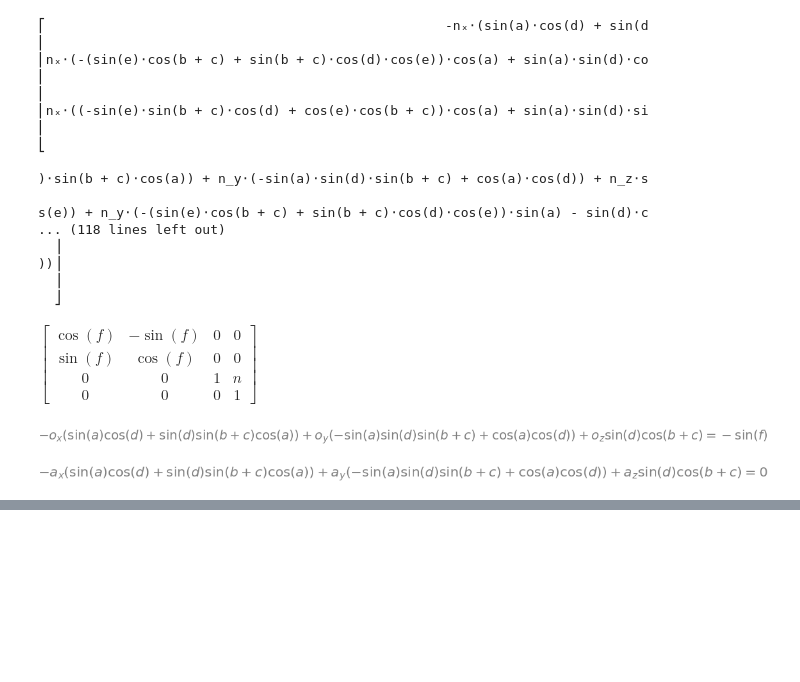
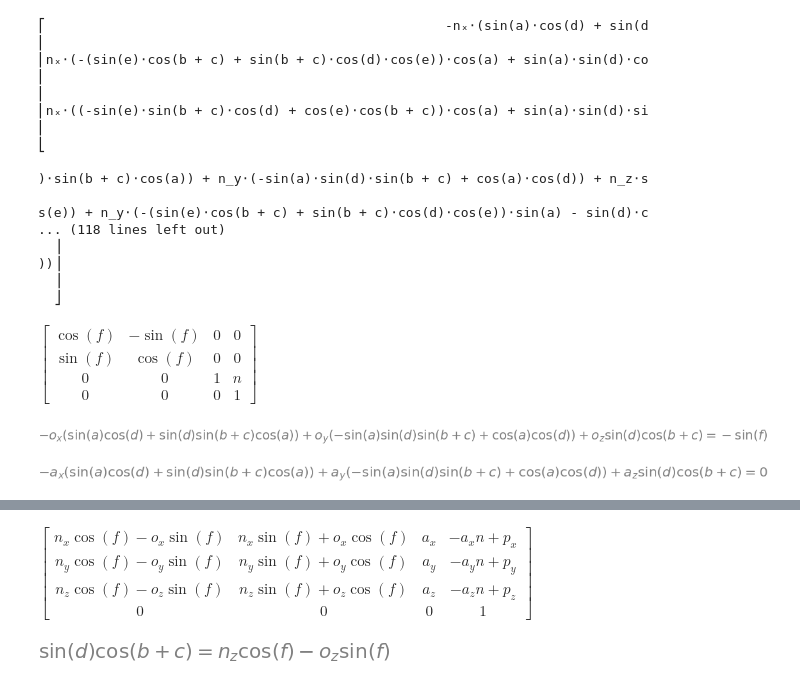
Before and after one commit to maeda-lab/Scaledown, a Jupyter notebook: miyamoto/44マトリクス解く.ipynb, the cells around one changed output, grey strips where cells are left out. Saved outputs shown, nothing was run; the diff lists cells and outputs as text; code cells hidden in the pictures; blank space fills up the shorter version.

```diff
--- a/miyamoto/44マトリクス解く.ipynb
+++ b/miyamoto/44マトリクス解く.ipynb
@@ -490,3 +500,6 @@ idx = 2
 sym.Eq(A5iA4iA3iA2iA1iT6[idx] , A6[idx])
 # %% [output]
 [figure]
+# %%
+A12345 = sym.trigsimp(A1*A2*A3*A4*A5)
+A12345
@@ -492,0 +508,11 @@ sym.Eq(A5iA4iA3iA2iA1iT6[idx] , A6[idx])
+# %%
+# p.80
+T6A6i = sym.trigsimp(T6*A6inv)
+T6A6i
+# %% [output]
+$\displaystyle \left[\begin{matrix}n_{x} \cos{\left(f \right)} - o_{x} \sin{\left(f \right)} & n_{x} \sin{\left(f \right)} + o_{x} \cos{\left(f \right)} & a_{x} & - a_{x} n + p_{x}\\n_{y} \cos{\left(f \right)} - o_{y} \sin{\left(f \right)} & n_{y} \sin{\left(f \right)} + o_{y} \cos{\left(f \right)} & a_{y} & - a_{y} n + p_{y}\\n_{z} \cos{\left(f \right)} - o_{z} \sin{\left(f \right)} & n_{z} \sin{\left(f \right)} + o_{z} \cos{\left(f \right)} & a_{z} & - a_{z} n + p_{z}\\0 & 0 & 0 & 1\end{matrix}\right]$
+# %%
+idx = 8
+sym.Eq(A12345[idx] , T6A6i[idx])
+# %% [output]
+[figure, added]
```
Also changed, not shown: parts of 15 cells of this notebook.
